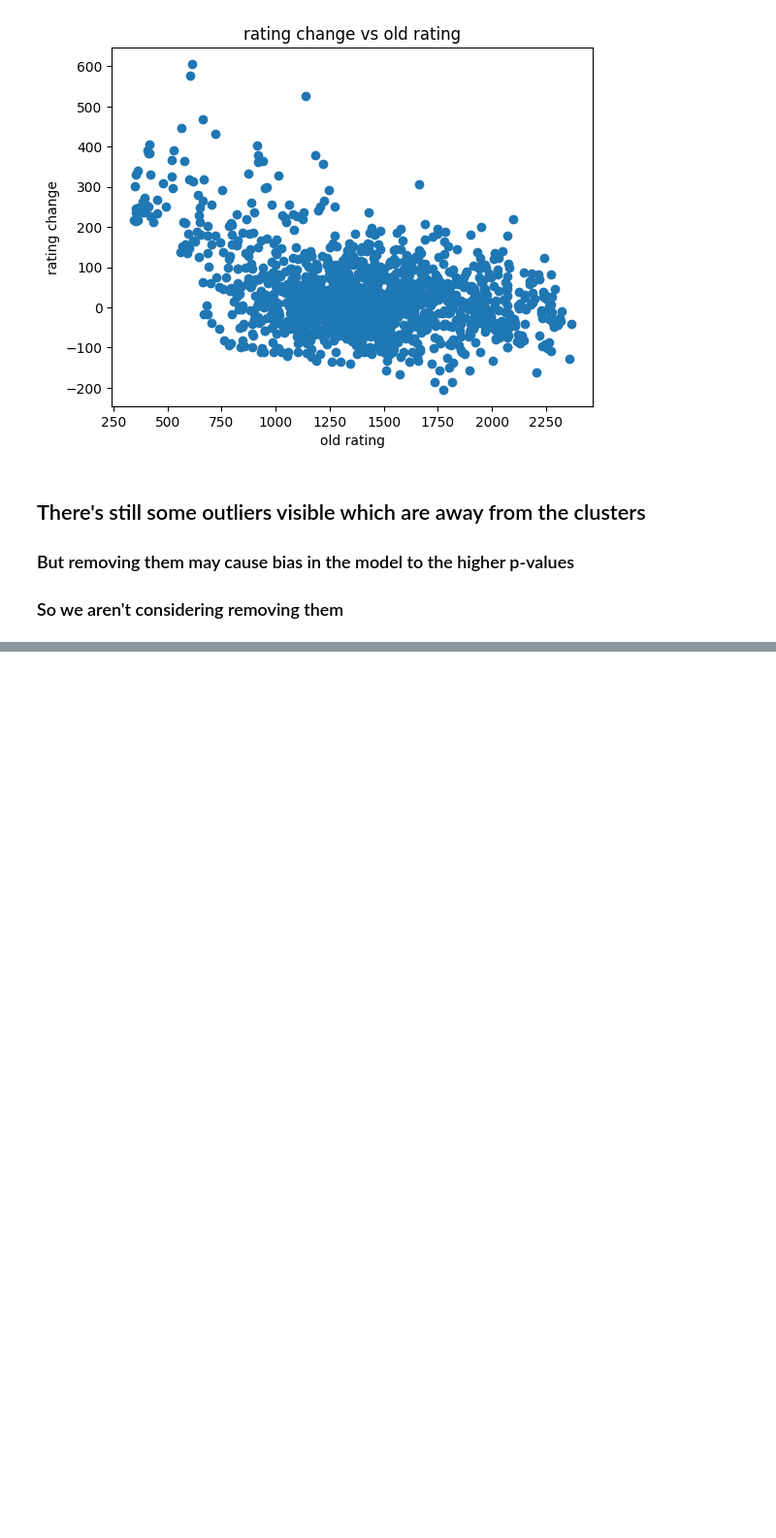
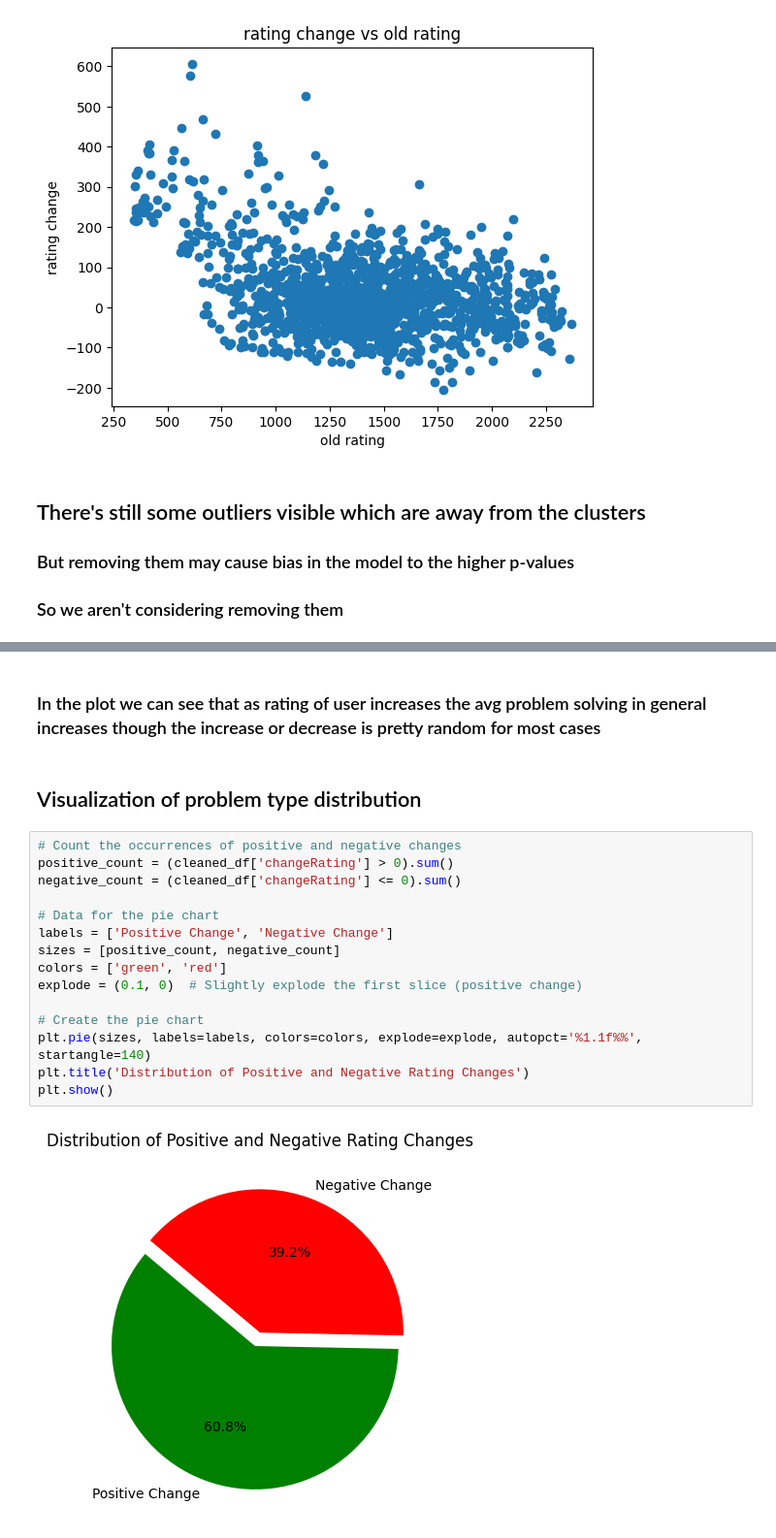
Before and after one commit to kingshuk7995/DS_first_year_project, a Jupyter notebook: visualisation.ipynb, the cells around one changed output, grey strips where cells are left out. Shown at 97% size. Cells and saved outputs as stored; diff of their text form; blank space fills up the shorter version.

```diff
--- a/visualisation.ipynb
+++ b/visualisation.ipynb
@@ -190,0 +216,21 @@ plt.show()
+# %% [markdown]
+### In the plot we can see that as rating of user increases the avg problem solving in general increases though the increase or decrease is pretty random for most cases
+# %% [markdown]
+## Visualization of problem type distribution
+# %%
+# Count the occurrences of positive and negative changes
+positive_count = (cleaned_df['changeRating'] > 0).sum()
+negative_count = (cleaned_df['changeRating'] <= 0).sum()
+
+# Data for the pie chart
+labels = ['Positive Change', 'Negative Change']
+sizes = [positive_count, negative_count]
+colors = ['green', 'red']
+explode = (0.1, 0)  # Slightly explode the first slice (positive change)
+
+# Create the pie chart
+plt.pie(sizes, labels=labels, colors=colors, explode=explode, autopct='%1.1f%%', startangle=140)
+plt.title('Distribution of Positive and Negative Rating Changes')
+plt.show()
+# %% [output]
+[figure, added]
```
Also changed, not shown: parts of 10 cells of this notebook, 3 other files.
